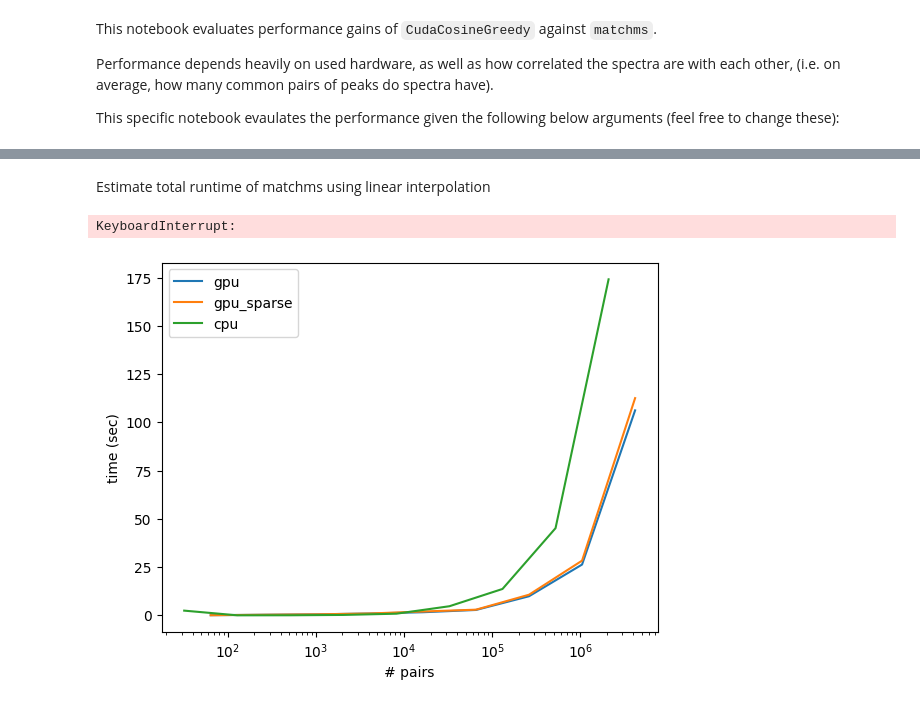
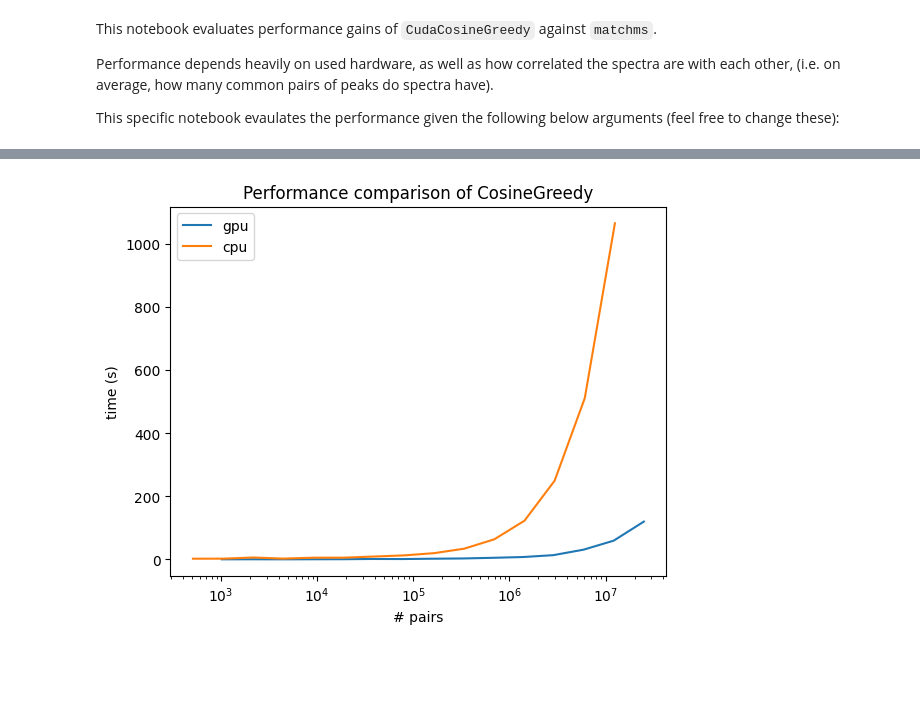
Before and after one commit to tornikeo/cosine-similarity, a Jupyter notebook: notebooks/performance/performance_defaults.ipynb, the cells around one changed output, grey strips where cells are left out. Drawn from its saved outputs; the diff is of its cells as text; code cells hidden in the pictures; blank space fills up the shorter version.

Commit message:
Extend performance notebook

```diff
--- a/notebooks/performance/performance_defaults.ipynb
+++ b/notebooks/performance/performance_defaults.ipynb
@@ -114,26 +78,42 @@ with mute_stdout():
-# %% [markdown]
-Estimate total runtime of matchms using linear interpolation
 # %%
 from matchms.similarity import CosineGreedy
 from matchms import calculate_scores
 from cudams.utils import Timer
 
 np.random.seed(42)
-chunk_sizes = 2 ** np.arange(chunk_sizes_min, chunk_sizes_max, dtype=int)
+chunk_sizes = np.round(np.logspace(
+    np.log2(chunk_sizes_min),
+    np.log2(chunk_sizes_max),
+    num=num_evals,
+    base=2,
+    endpoint=True)
+).astype(int)
+
 times = []
 pairs = []
 kernel = CosineGreedy()
-for chunk_size in tqdm(chunk_sizes):
+
+def loop(chunk_size):
     references = np.random.choice(spectra, size=chunk_size, replace=False)
     queries = references
     with Timer() as timer:
         kernel.matrix(references, queries, is_symmetric=True)
-    times.append(timer.duration)
-    pairs.append(len(references) * len(queries) / 2) # Div by 2 because it's symmetric
+    return timer.duration, len(references) * len(queries) / 2 # Div by 2 because it's symmetric
+
+# Do it in parallel, each experiment gets own CPU, so comparison is still fair.
+data = Parallel(-1)(delayed(loop)(chunk_size) for chunk_size in tqdm(chunk_sizes))
+times, pairs = zip(*data)
 # %%
 from cudams.similarity import CudaCosineGreedy
 
 np.random.seed(42)
+chunk_sizes_cu = np.round(np.logspace(
+    np.log2(chunk_sizes_min_cu),
+    np.log2(chunk_sizes_max_cu),
+    num=num_evals,
+    base=2,
+    endpoint=True)
+).astype(int)
 
 times_cu = []
 pairs_cu = []
@@ -144,7 +124,8 @@ kernel = CudaCosineGreedy(batch_size=batch_size)
 # To force CUDA to load code to GPU, we need to do warmup
 kernel.matrix(spectra[:64], spectra[:64])
 
-for chunk_size in tqdm(chunk_sizes):
+# We avoid parallel here, since we only have one GPU, after all.
+for chunk_size in tqdm(chunk_sizes_cu):
     chunk_size = min(len(spectra), chunk_size) # We might run out of spectra
     # Don't do symmetric, as it's not implemented (or necessary)
     references = np.random.choice(spectra, size=chunk_size, replace=False)
@@ -153,5 +134,3 @@ for chunk_size in tqdm(chunk_sizes):
         kernel.matrix(references, queries)
     times_cu.append(timer.duration)
     pairs_cu.append(len(references) * len(queries)) # We've processed all pairs
-# %% [output]
-KeyboardInterrupt:
@@ -181,10 +137,11 @@ for chunk_size in tqdm(chunk_sizes):
 # %%
 plt.semilogx(pairs_cu, times_cu, label='gpu')
-plt.semilogx(pairs_cu_sparse, times_cu_sparse, label='gpu_sparse')
+# plt.semilogx(pairs_cu_sparse, times_cu_sparse, label='gpu_sparse')
 plt.semilogx(pairs, times, label='cpu')
+plt.title("Performance comparison of CosineGreedy")
 plt.xlabel("# pairs")
-plt.ylabel("time (sec)")
+plt.ylabel("time (s)")
 plt.legend()
 plt.show()
 # %% [output]
-[figure, old version]
+[figure, new version]
```
Also changed, not shown: parts of 5 cells of this notebook, 9 other files.
